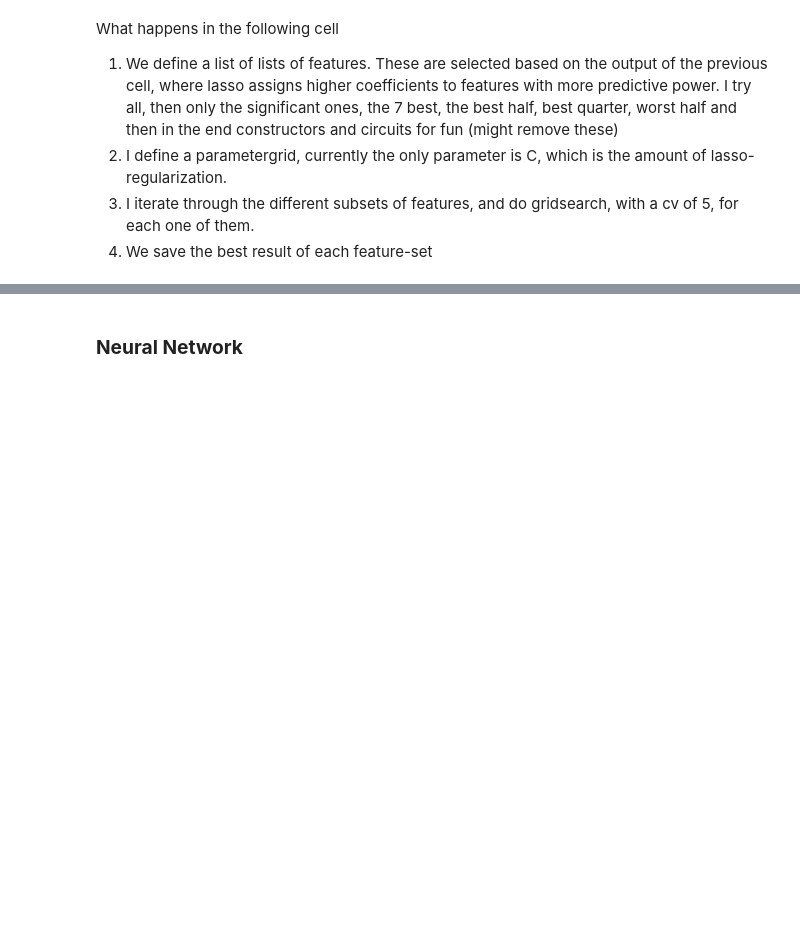
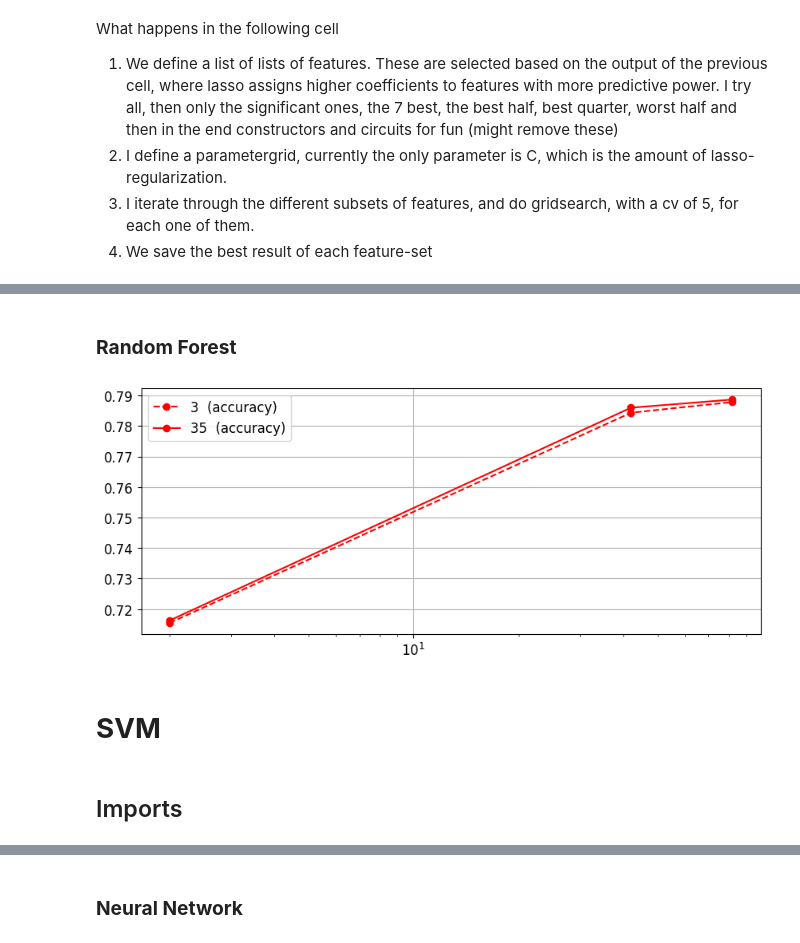
Before and after one commit to NilsHLund/f1-dnf-analysis, a Jupyter notebook: 41/code.ipynb, the cells around one changed output, grey strips where cells are left out. Saved outputs shown, nothing was run; the diff lists cells and outputs as text; code cells hidden in the pictures; blank space fills up the shorter version.

```diff
--- a/41/code.ipynb
+++ b/41/code.ipynb
@@ -585,3 +585,25 @@ Test score for best model with current features is: 0.6320754716981132
 **Feature_Set_4_(9 columns)**: Best Score = 0.8775, Best C = 0.0100
 **Feature_Set_5_(4 columns)**: Best Score = 0.8742, Best C = 0.0100
 **Feature_Set_6_(9 columns)**: Best Score = 0.8586, Best C = 10.0000
+# %% [markdown]
+### **Random Forest**
+# %%
+from sklearn.ensemble import RandomForestClassifier
+from utils import hypersolve
+
+rng_seed = 42
+
+param_grid_rf = {
+    'model__max_features' : [3, X_train.shape[1]],
+    'model__n_estimators' : [2,42,82]
+}
+
+model = RandomForestClassifier(random_state=rng_seed)
+
+result_rf = hypersolve(model, param_grid_rf, X_train, y_train)
+# %% [output]
+[figure, added]
+# %% [markdown]
+# **SVM**
+# %% [markdown]
+## Imports
```
Also changed, not shown: parts of 21 cells of this notebook.
